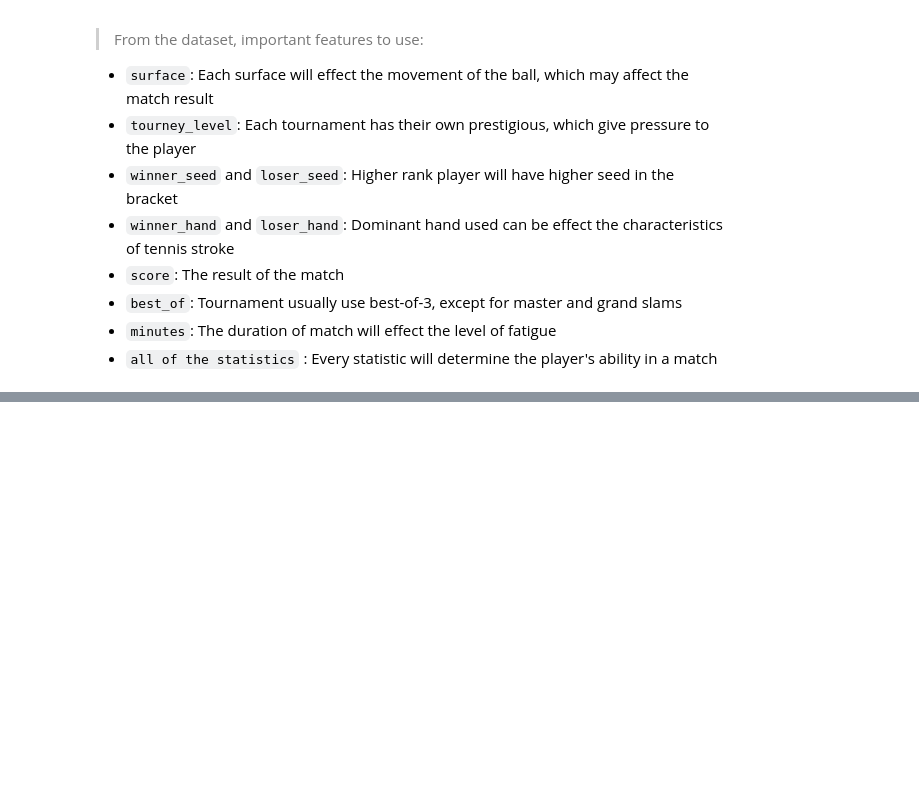
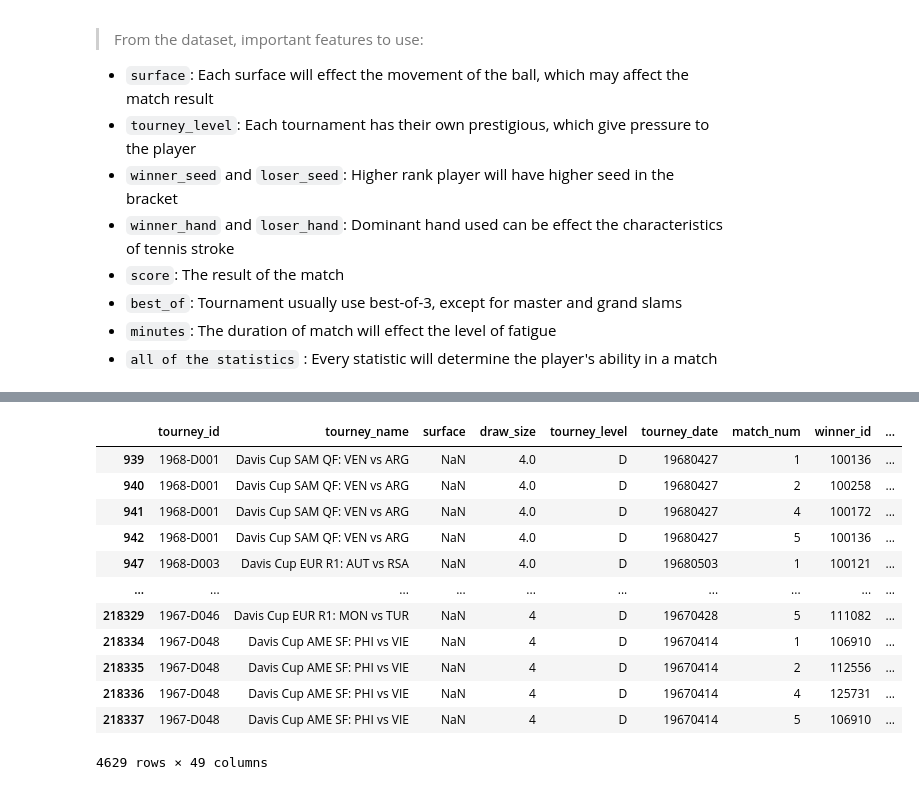
Before and after one commit to theodoreamadeo/tennis_match_predictor, a Jupyter notebook: final_project.ipynb, the cells around one changed output, grey strips where cells are left out. Saved outputs shown, nothing was run; the diff lists cells and outputs as text; code cells hidden in the pictures; blank space fills up the shorter version.

```diff
--- a/final_project.ipynb
+++ b/final_project.ipynb
@@ -76,0 +93,17 @@ df_used.shape
+# %%
+# Create a new DataFrame containing only rows where the "surface" column has NaN values
+df_used[df_used["surface"].isna()]
+# %% [output]
+|  | tourney_id | tourney_name | surface | draw_size | tourney_level | tourney_date | match_num | winner_id | ... |
+| 939 | 1968-D001 | Davis Cup SAM QF: VEN vs ARG | NaN | 4.0 | D | 19680427 | 1 | 100136 | ... |
+| 940 | 1968-D001 | Davis Cup SAM QF: VEN vs ARG | NaN | 4.0 | D | 19680427 | 2 | 100258 | ... |
+| 941 | 1968-D001 | Davis Cup SAM QF: VEN vs ARG | NaN | 4.0 | D | 19680427 | 4 | 100172 | ... |
+| 942 | 1968-D001 | Davis Cup SAM QF: VEN vs ARG | NaN | 4.0 | D | 19680427 | 5 | 100136 | ... |
+| 947 | 1968-D003 | Davis Cup EUR R1: AUT vs RSA | NaN | 4.0 | D | 19680503 | 1 | 100121 | ... |
+| ... | ... | ... | ... | ... | ... | ... | ... | ... | ... |
+| 218329 | 1967-D046 | Davis Cup EUR R1: MON vs TUR | NaN | 4 | D | 19670428 | 5 | 111082 | ... |
+| 218334 | 1967-D048 | Davis Cup AME SF: PHI vs VIE | NaN | 4 | D | 19670414 | 1 | 106910 | ... |
+| 218335 | 1967-D048 | Davis Cup AME SF: PHI vs VIE | NaN | 4 | D | 19670414 | 2 | 112556 | ... |
+| 218336 | 1967-D048 | Davis Cup AME SF: PHI vs VIE | NaN | 4 | D | 19670414 | 4 | 125731 | ... |
+| 218337 | 1967-D048 | Davis Cup AME SF: PHI vs VIE | NaN | 4 | D | 19670414 | 5 | 106910 | ... |
+4629 rows × 49 columns
```
Also changed, not shown: parts of 25 cells of this notebook.
